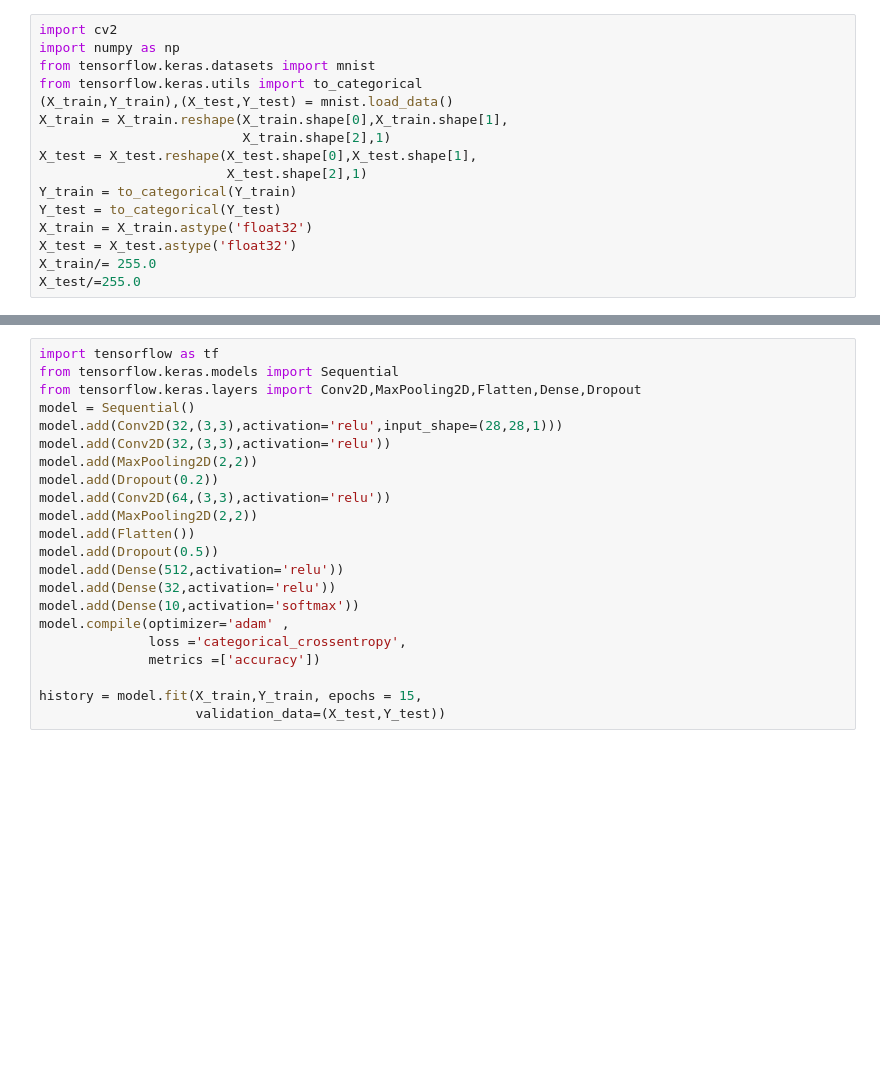
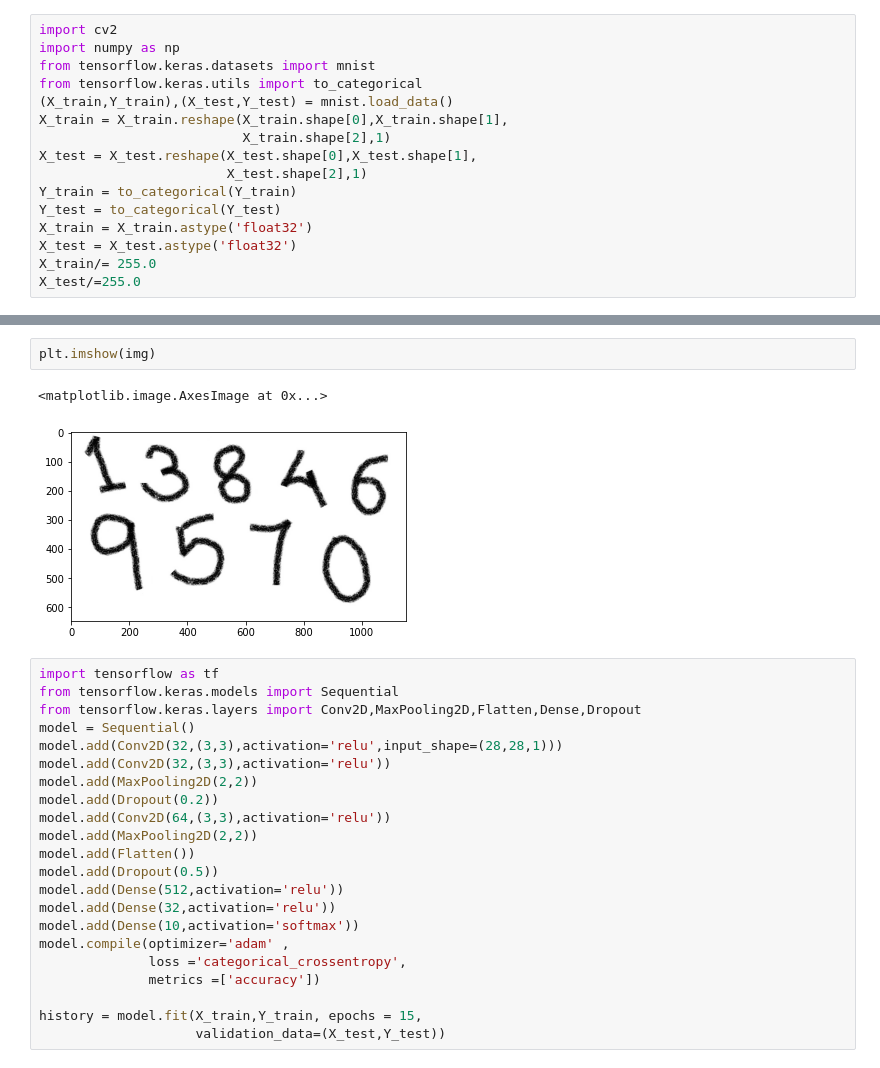
Before and after one commit to sightes/sightes, a Jupyter notebook: number detection.ipynb, the cells around one changed output, grey strips where cells are left out. Saved outputs shown, nothing was run; the diff lists cells and outputs as text; blank space fills up the shorter version.

```diff
--- a/number detection.ipynb
+++ b/number detection.ipynb
@@ -30,3 +41,8 @@ cv2.waitKey(0)
+# %%
+plt.imshow(img)
+# %% [output]
+<matplotlib.image.AxesImage at 0x...>
+[figure, added]
 # %%
 import tensorflow as tf
 from tensorflow.keras.models import Sequential
```
Also changed, not shown: parts of 3 cells of this notebook, 1 other file.
